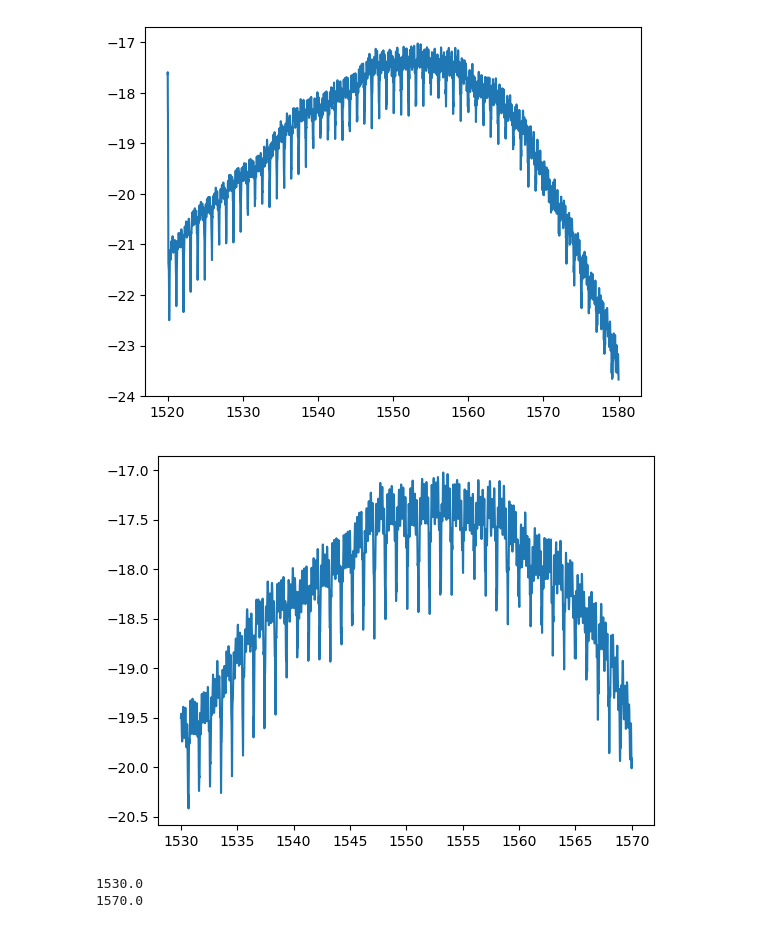
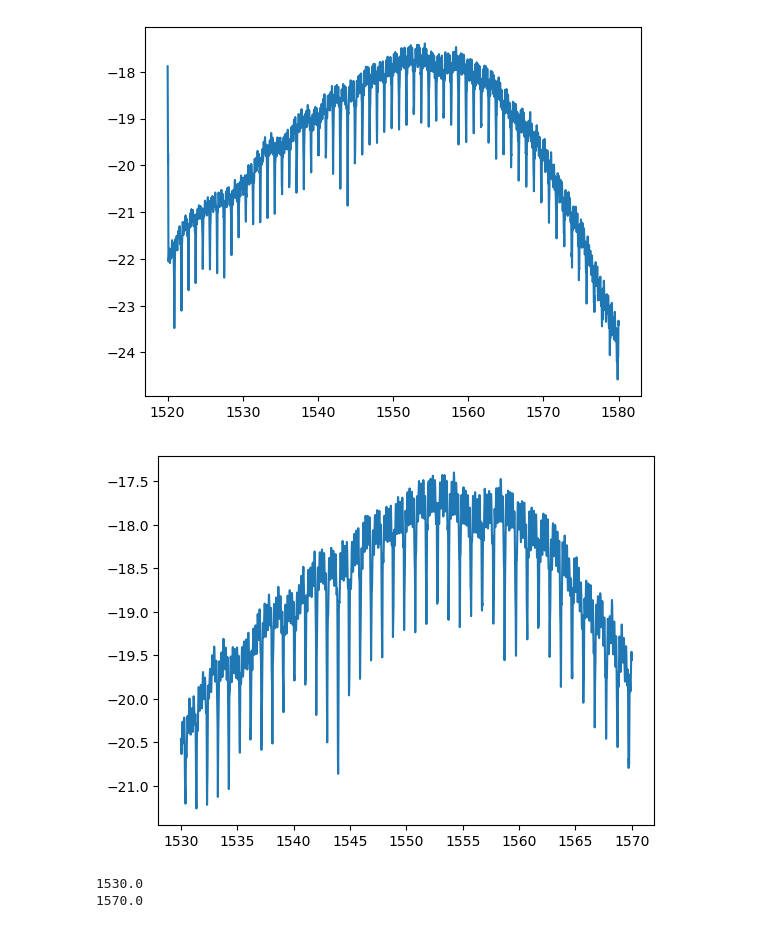
Before and after one commit to tdasanjh/team-chip-project, a Jupyter notebook: data_analysis/data_analysis_notebook.ipynb, the cells around one changed output. Saved outputs shown, nothing was run; the diff lists cells and outputs as text; code cells hidden in the pictures.

Commit message:
data run for sg_rr_100_028

```diff
--- a/data_analysis/data_analysis_notebook.ipynb
+++ b/data_analysis/data_analysis_notebook.ipynb
@@ -2,11 +2,11 @@
 import data_analysis_funcs as daf
 import matplotlib.pyplot as plt
 # %%
-data_analyse_file="sg_rr_100_027 2023-12-08 17-44-55.csv"
+data_analyse_file="sg_rr_100_028 2023-12-08 16-58-05.csv"
 wvlen_array,pow_array=daf.get_wavlen_and_pow_arrays(data_analyse_file)
 daf.plot_visualise(wvlen_array,pow_array, full_range=True)
 # %% [output]
-[figure, old version]
+[figure, new version]
 # %%
 start_point_index=1000
 end_point_index=5001
@@ -16,7 +16,7 @@ power_peak_search=pow_array[start_point_index:end_point_index]
 print(wvlen_peak_search[0])
 print(wvlen_peak_search[-1])
 # %% [output]
-[figure, old version]
+[figure, new version]
 1530.0
 1570.0
 # %%
```
Also changed, not shown: parts of 2 cells of this notebook, 1 other file.
